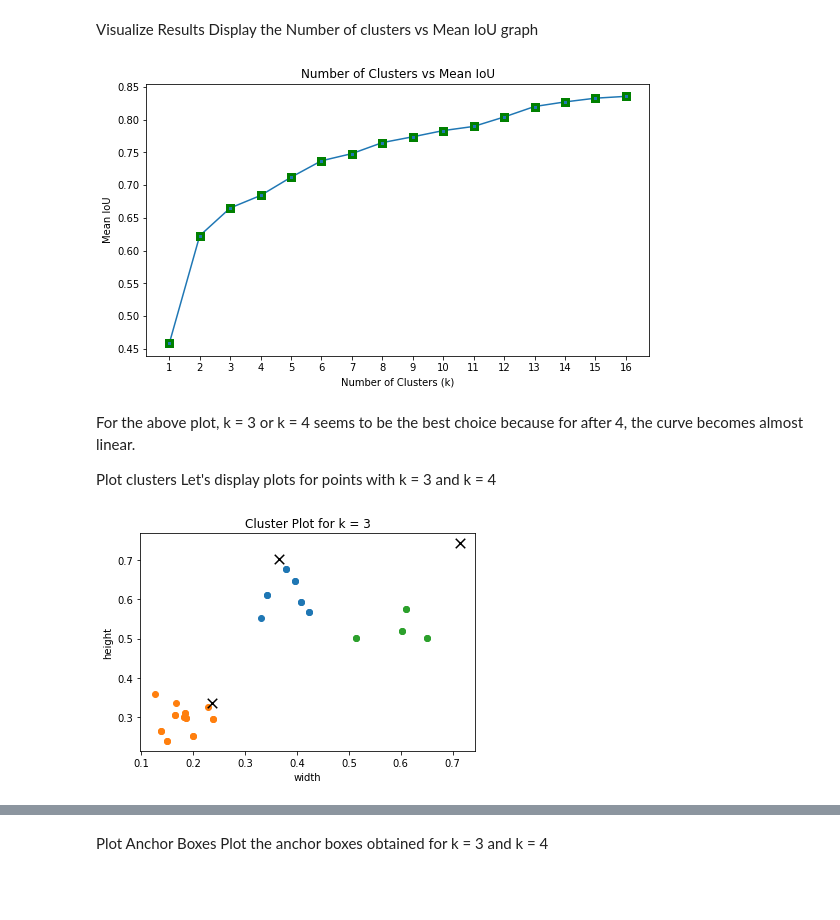
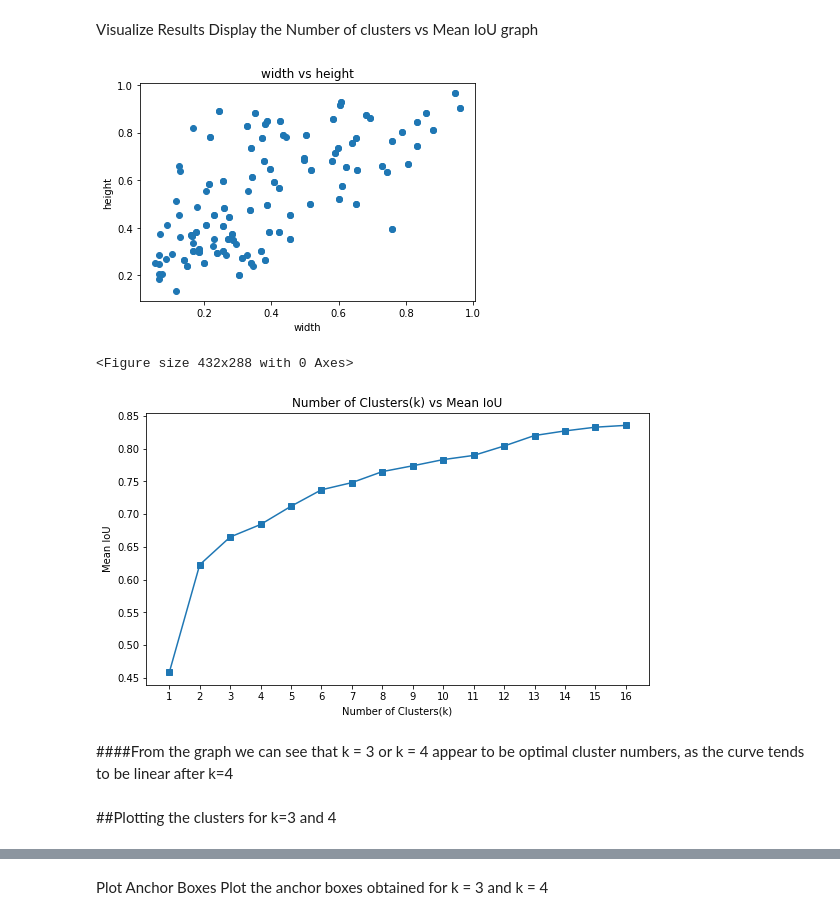
Before and after one commit to aswa09/EVA-4, a Jupyter notebook: S12/EVA4_S12_dogs.ipynb, the cells around one changed output, grey strips where cells are left out. Cells and saved outputs as stored; diff of their text form; code cells hidden in the pictures; blank space fills up the shorter version.

```diff
--- a/S12/EVA4_S12_dogs.ipynb
+++ b/S12/EVA4_S12_dogs.ipynb
@@ -112,0 +86,9 @@ Define the K-Means algorithm
+# %%
+def get_kmeans(data_points,k):
+  kmeans = KMeans(n_clusters=k, random_state=0).fit(data_points)
+  centroids=kmeans.cluster_centers_
+
+  distances = np.sqrt(((data_points - centroids[:, np.newaxis]) ** 2).sum(axis=2))
+  closest = np.argmin(distances, axis=0)
+
+  return centroids,closest,kmeans
@@ -113,7 +97,6 @@ Define the K-Means algorithm
 # %%
 def get_iou(centroids,closest,data_points):
-  """Calculate Intersection over Union (IoU) for each point
-  with its closest centroid."""
+  """Calculate Intersection over Union (IoU) for each point with its closest centroid."""
   closest_centroids = centroids[closest]
   width = np.minimum(closest_centroids[:, 0], data_points[:, 0])
   height = np.minimum(closest_centroids[:, 1], data_points[:, 1])
@@ -148,24 +111,58 @@ for k in range(num_clusters_start, num_clusters_end + 1):
 Visualize Results
 Display the Number of clusters vs Mean IoU graph
 # %%
-fig = plt.figure(figsize=(9, 5))
+def plot_k_iou(iou_list):
+  plt.cla
+  plt.clf()
 
-_ = plt.plot(iou_list, '-s', markeredgecolor='green', markeredgewidth=3)
+  fig = plt.figure(figsize=(9, 5))
 
-plt.xlabel('Number of Clusters (k)')
-plt.ylabel('Mean IoU')
+  plt.plot(iou_list, '-s')
 
-plt.xticks(np.arange(len(iou_list)), np.arange(1, len(iou_list)+1))
-plt.title('Number of Clusters vs Mean IoU')
+  plt.xlabel('Number of Clusters(k)')
+  plt.ylabel('Mean IoU')
 
-fig.savefig('kmeans_iou.png')
+  plt.xticks(np.arange(len(iou_list)), np.arange(1, len(iou_list)+1))
+  plt.title('Number of Clusters(k) vs Mean IoU')
+
+  fig.savefig('kmeans_iou.png')
-# %% [output]
-[figure, removed]
-# %% [markdown]
-For the above plot, k = 3 or k = 4 seems to be the best choice because for after 4, the curve becomes almost linear.
-
-Plot clusters
-Let's display plots for points with k = 3 and k = 4
+# %%
+def get_cluster_number():
+  img_annotations = load_json('dogs_coco.json')
+  data_points = get_datapoints(img_annotations)
+
+  # Visualize Data
+  # height vs width of normalized bounding boxes
+
+  plt.scatter(data_points[:, 0], data_points[:, 1])
+  plt.xlabel('width')
+  plt.ylabel('height')
+  plt.title('width vs height')
+  plt.show()
+
+  iou_list = []
+
+  #Range of clusters to use
+  nclusters_start = 1
+  nclusters_end = 16
+
+  for k in range(nclusters_start, nclusters_end + 1):
+      centroids,closest,kmeans=get_kmeans(data_points,k)
+      iou_list.append(get_iou(centroids,closest,data_points))
+
+  plot_k_iou(iou_list)
+
+  return data_points
+# %%
+data_points=get_cluster_number()
+# %% [output]
+[figure, added]
+<Figure size 432x288 with 0 Axes>
+[figure, added]
+# %% [markdown]
+####From the graph we can see that k = 3 or k = 4 appear to be optimal cluster numbers, as the curve tends to be linear after k=4
+# %% [markdown]
+##Plotting the clusters for k=3 and 4
 # %%
 def display_clusters(kmeans,data_points):
     num_clusters = kmeans.n_clusters
@@ -189,6 +184,0 @@ def display_clusters(kmeans,data_points):
-# %%
-# Plot for k = 3
-kmeans = KMeans(n_clusters=3, random_state=0).fit(data_points)
-display_clusters(kmeans,data_points)
-# %% [output]
-[figure, removed]
```
Also changed, not shown: parts of 26 cells of this notebook.
